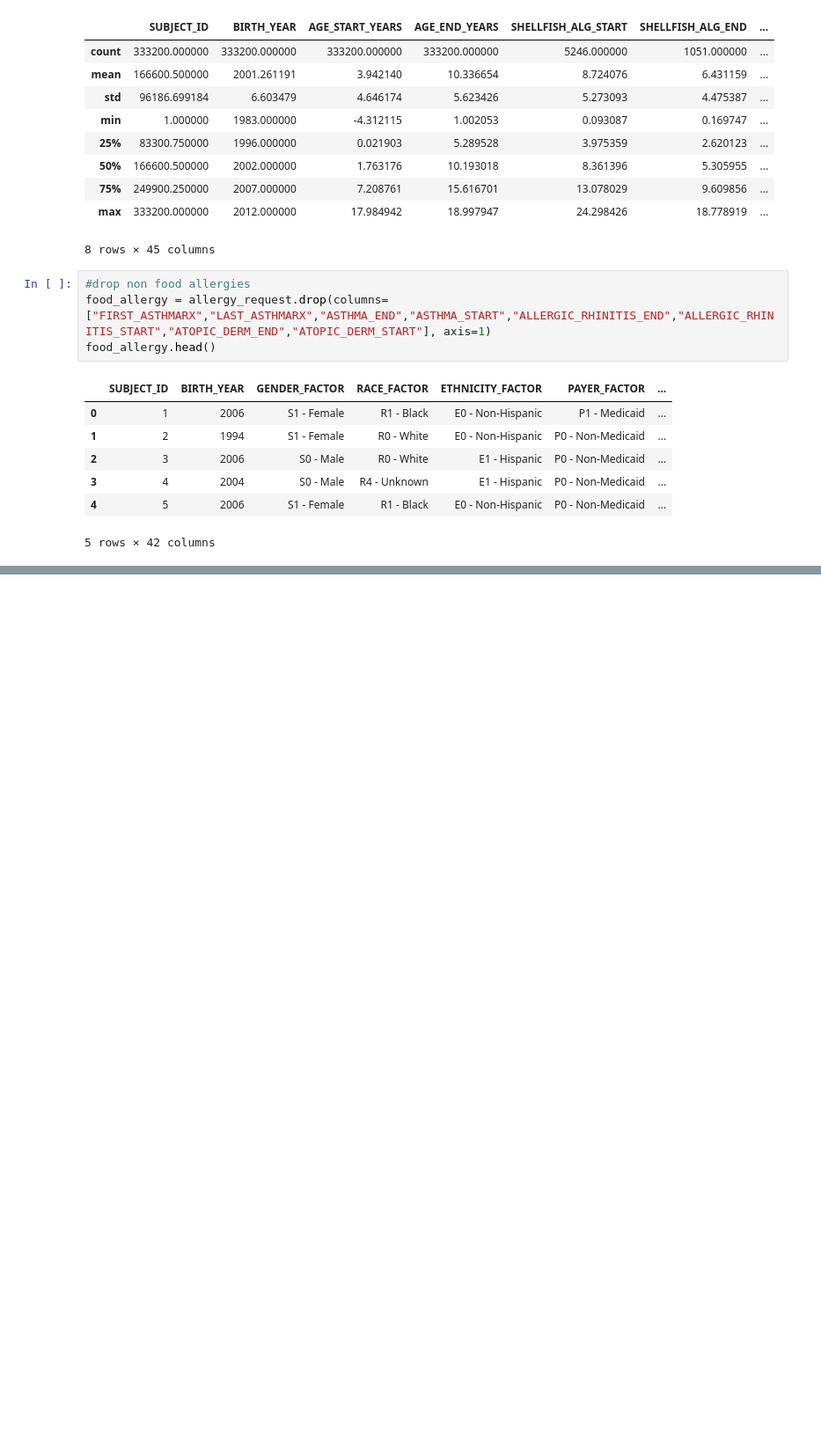
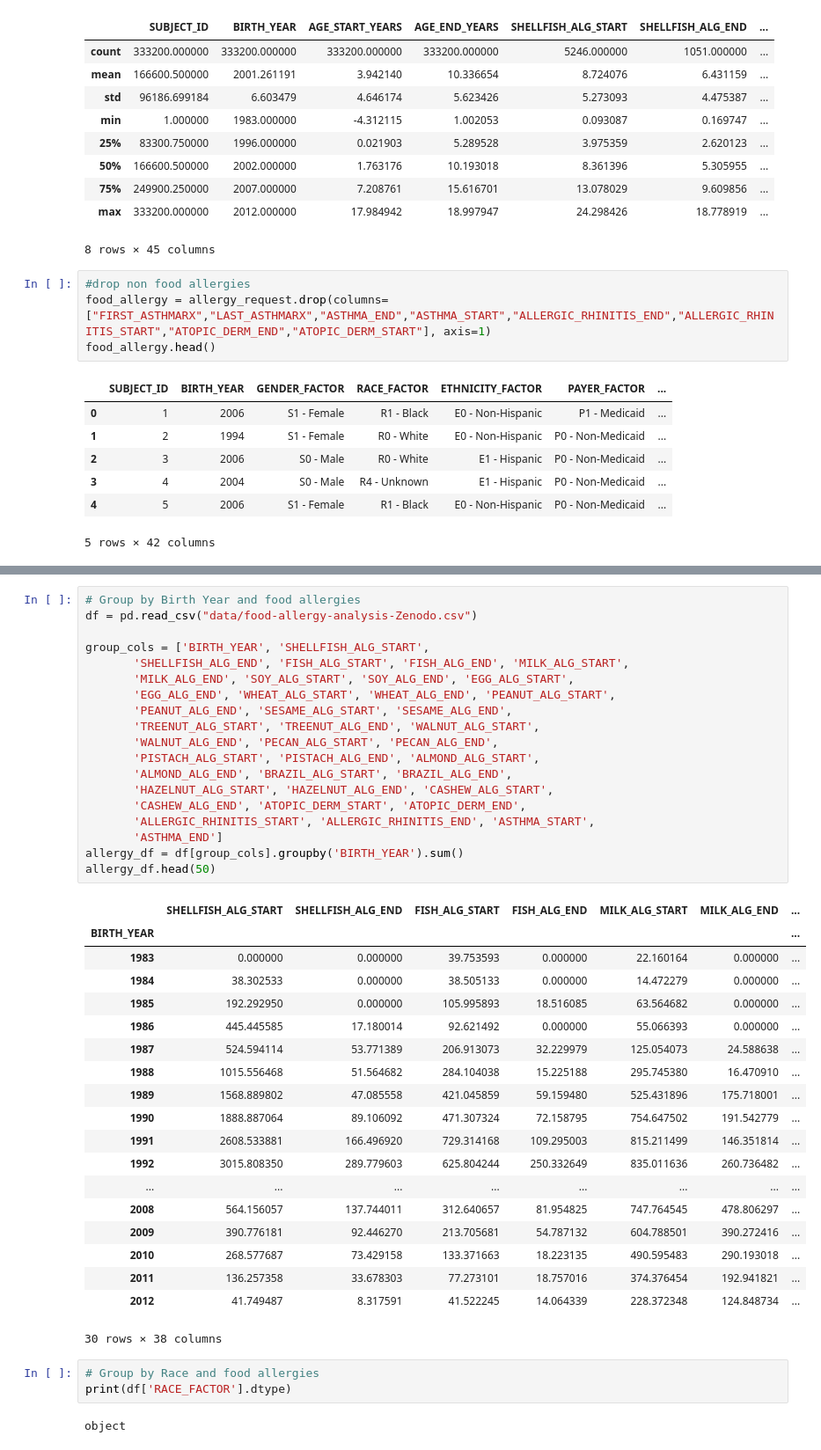
Before and after one commit to rbeebe1/project_01_group_01, a Jupyter notebook: app.ipynb, the cells around one changed output, grey strips where cells are left out. Shown at 88% size. Saved outputs shown, nothing was run; the diff lists cells and outputs as text; blank space fills up the shorter version.

```diff
--- a/app.ipynb
+++ b/app.ipynb
@@ -42,0 +63,44 @@ food_allergy.head()
+# %%
+# Group by Birth Year and food allergies
+df = pd.read_csv("data/food-allergy-analysis-Zenodo.csv")
+
+group_cols = ['BIRTH_YEAR', 'SHELLFISH_ALG_START',
+       'SHELLFISH_ALG_END', 'FISH_ALG_START', 'FISH_ALG_END', 'MILK_ALG_START',
+       'MILK_ALG_END', 'SOY_ALG_START', 'SOY_ALG_END', 'EGG_ALG_START',
+       'EGG_ALG_END', 'WHEAT_ALG_START', 'WHEAT_ALG_END', 'PEANUT_ALG_START',
+       'PEANUT_ALG_END', 'SESAME_ALG_START', 'SESAME_ALG_END',
+       'TREENUT_ALG_START', 'TREENUT_ALG_END', 'WALNUT_ALG_START',
+       'WALNUT_ALG_END', 'PECAN_ALG_START', 'PECAN_ALG_END',
+       'PISTACH_ALG_START', 'PISTACH_ALG_END', 'ALMOND_ALG_START',
+       'ALMOND_ALG_END', 'BRAZIL_ALG_START', 'BRAZIL_ALG_END',
+       'HAZELNUT_ALG_START', 'HAZELNUT_ALG_END', 'CASHEW_ALG_START',
+       'CASHEW_ALG_END', 'ATOPIC_DERM_START', 'ATOPIC_DERM_END',
+       'ALLERGIC_RHINITIS_START', 'ALLERGIC_RHINITIS_END', 'ASTHMA_START',
+       'ASTHMA_END']
+allergy_df = df[group_cols].groupby('BIRTH_YEAR').sum()
+allergy_df.head(50)
+# %% [output]
+|  | SHELLFISH_ALG_START | SHELLFISH_ALG_END | FISH_ALG_START | FISH_ALG_END | MILK_ALG_START | MILK_ALG_END | ... |
+| BIRTH_YEAR |  |  |  |  |  |  | ... |
+| 1983 | 0.000000 | 0.000000 | 39.753593 | 0.000000 | 22.160164 | 0.000000 | ... |
+| 1984 | 38.302533 | 0.000000 | 38.505133 | 0.000000 | 14.472279 | 0.000000 | ... |
+| 1985 | 192.292950 | 0.000000 | 105.995893 | 18.516085 | 63.564682 | 0.000000 | ... |
+| 1986 | 445.445585 | 17.180014 | 92.621492 | 0.000000 | 55.066393 | 0.000000 | ... |
+| 1987 | 524.594114 | 53.771389 | 206.913073 | 32.229979 | 125.054073 | 24.588638 | ... |
+| 1988 | 1015.556468 | 51.564682 | 284.104038 | 15.225188 | 295.745380 | 16.470910 | ... |
+| 1989 | 1568.889802 | 47.085558 | 421.045859 | 59.159480 | 525.431896 | 175.718001 | ... |
+| 1990 | 1888.887064 | 89.106092 | 471.307324 | 72.158795 | 754.647502 | 191.542779 | ... |
+| 1991 | 2608.533881 | 166.496920 | 729.314168 | 109.295003 | 815.211499 | 146.351814 | ... |
+| 1992 | 3015.808350 | 289.779603 | 625.804244 | 250.332649 | 835.011636 | 260.736482 | ... |
+| ... | ... | ... | ... | ... | ... | ... | ... |
+| 2008 | 564.156057 | 137.744011 | 312.640657 | 81.954825 | 747.764545 | 478.806297 | ... |
+| 2009 | 390.776181 | 92.446270 | 213.705681 | 54.787132 | 604.788501 | 390.272416 | ... |
+| 2010 | 268.577687 | 73.429158 | 133.371663 | 18.223135 | 490.595483 | 290.193018 | ... |
+| 2011 | 136.257358 | 33.678303 | 77.273101 | 18.757016 | 374.376454 | 192.941821 | ... |
+| 2012 | 41.749487 | 8.317591 | 41.522245 | 14.064339 | 228.372348 | 124.848734 | ... |
+30 rows × 38 columns
+# %%
+# Group by Race and food allergies
+print(df['RACE_FACTOR'].dtype)
+# %% [output]
+object
```
Also changed, not shown: parts of 8 cells of this notebook.
